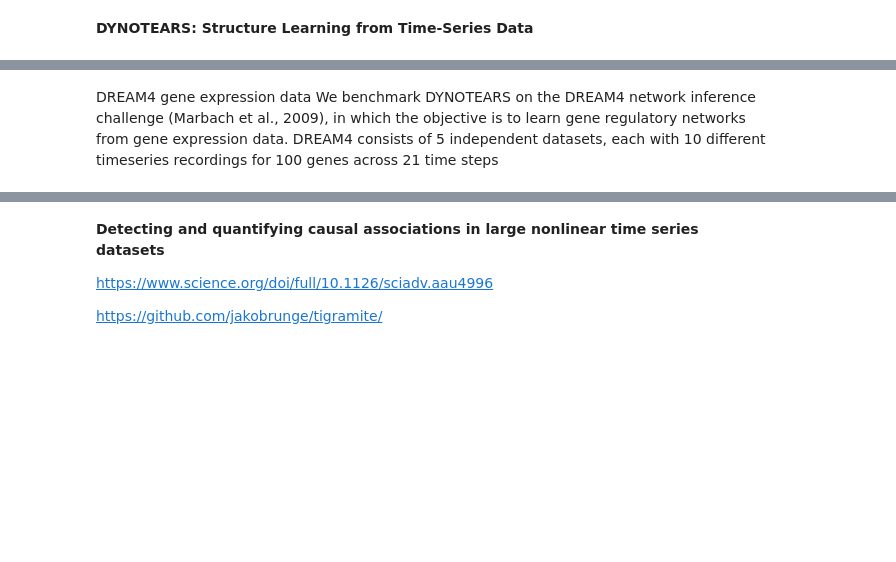
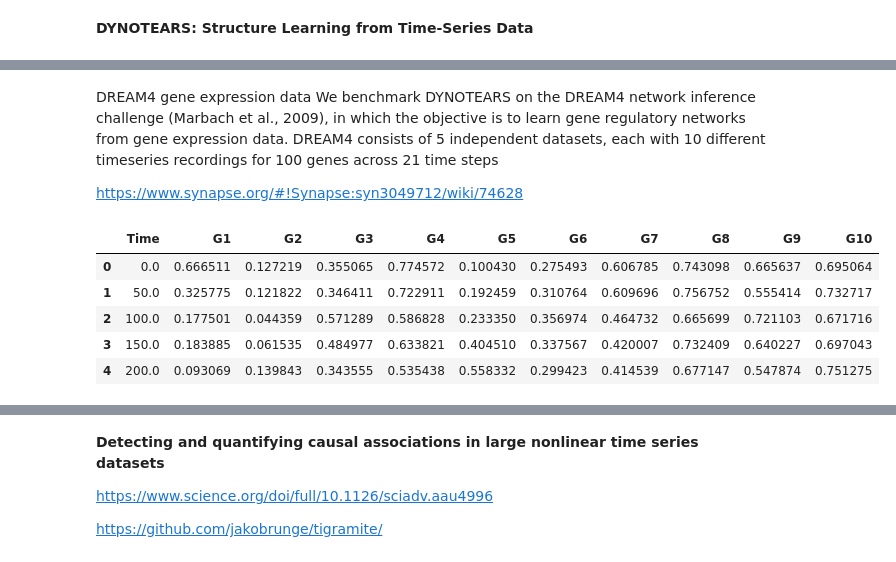
Before and after one commit to pipipiapia/ytProject, a Jupyter notebook: paperReading.ipynb, the cells around one changed output, grey strips where cells are left out. Saved outputs shown, nothing was run; the diff lists cells and outputs as text; code cells hidden in the pictures; blank space fills up the shorter version.

```diff
--- a/paperReading.ipynb
+++ b/paperReading.ipynb
@@ -12,6 +27,26 @@ DREAM4 gene expression data
 We benchmark DYNOTEARS on the DREAM4 network inference challenge (Marbach et al., 2009), in
 which the objective is to learn gene regulatory networks from gene expression data. DREAM4 consists
 of 5 independent datasets, each with 10 different timeseries recordings for 100 genes across 21 time steps
+
+https://www.synapse.org/#!Synapse:syn3049712/wiki/74628
+# %%
+import pandas as pd
+import sys
+# print(sys.path)
+
+
+fil="./data/DREAM4_InSilico_Size10/insilico_size10_1/insilico_size10_1_timeseries.tsv"
+interviews_df = pd.read_csv(fil, sep='\t')
+
+# interviews_df.describe()
+interviews_df.head()
+# %% [output]
+|  | Time | G1 | G2 | G3 | G4 | G5 | G6 | G7 | G8 | G9 | G10 |
+| 0 | 0.0 | 0.666511 | 0.127219 | 0.355065 | 0.774572 | 0.100430 | 0.275493 | 0.606785 | 0.743098 | 0.665637 | 0.695064 |
+| 1 | 50.0 | 0.325775 | 0.121822 | 0.346411 | 0.722911 | 0.192459 | 0.310764 | 0.609696 | 0.756752 | 0.555414 | 0.732717 |
+| 2 | 100.0 | 0.177501 | 0.044359 | 0.571289 | 0.586828 | 0.233350 | 0.356974 | 0.464732 | 0.665699 | 0.721103 | 0.671716 |
+| 3 | 150.0 | 0.183885 | 0.061535 | 0.484977 | 0.633821 | 0.404510 | 0.337567 | 0.420007 | 0.732409 | 0.640227 | 0.697043 |
+| 4 | 200.0 | 0.093069 | 0.139843 | 0.343555 | 0.535438 | 0.558332 | 0.299423 | 0.414539 | 0.677147 | 0.547874 | 0.751275 |
 # %% [markdown]
 ![image.png](attachment:f5c13da2-6909-49c1-90af-110942dc3dcc.png)
 We assume that variables influence each other in both a contemporaneous and a time-lagged manner, as illustrated in Figure 1.
```
Also changed, not shown: parts of 3 cells of this notebook.
